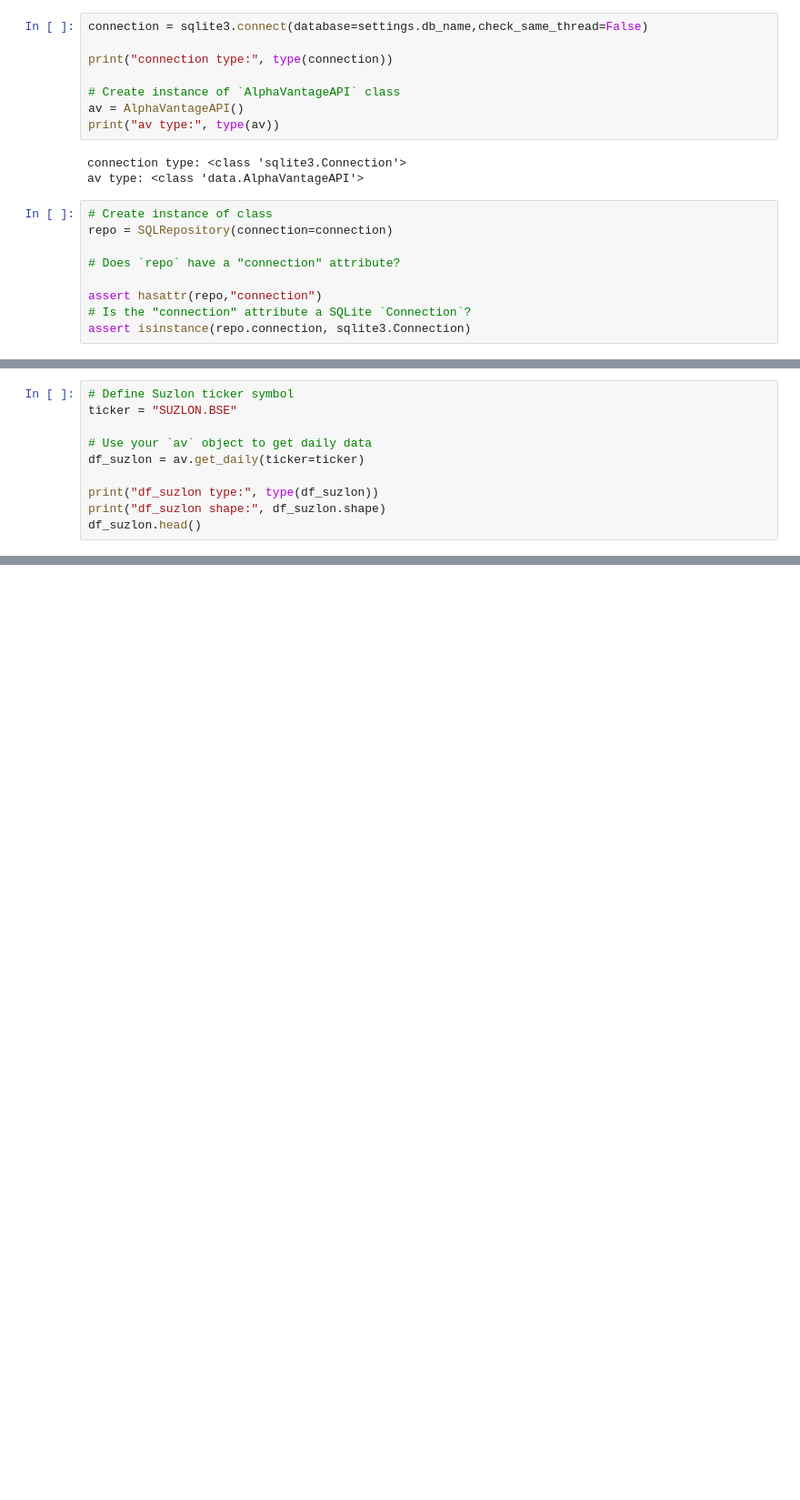
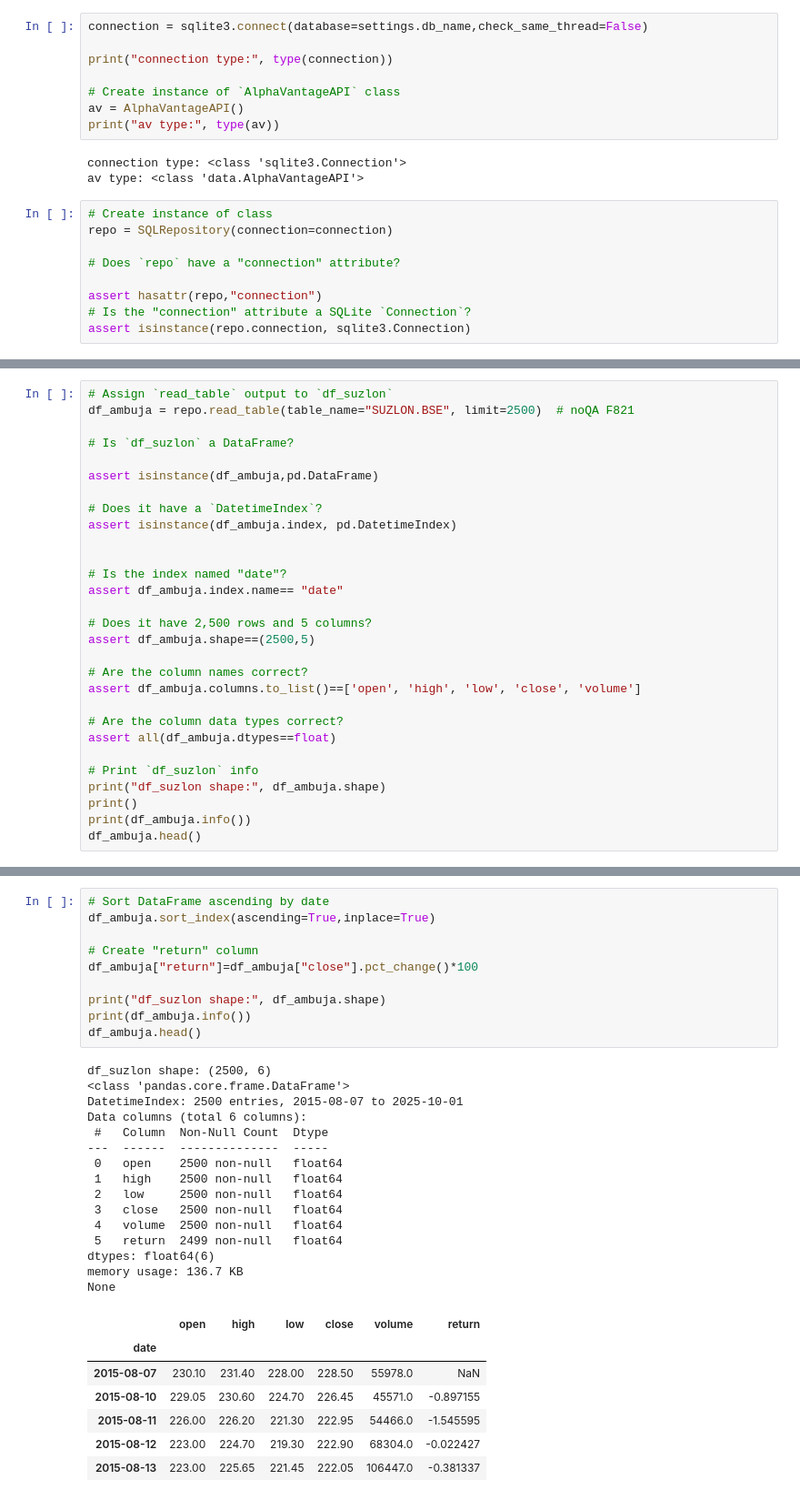
Before and after one commit to aykahsay/Diversification-and-Volatility-Forecasting, a Jupyter notebook: task2_test_driven_development.ipynb, the cells around one changed output, grey strips where cells are left out. Shown at 91% size. Drawn from its saved outputs; the diff is of its cells as text; blank space fills up the shorter version.

```diff
--- a/task2_test_driven_development.ipynb
+++ b/task2_test_driven_development.ipynb
@@ -55,11 +96,30 @@ response
 # %%
-# Define Suzlon ticker symbol
-ticker = "SUZLON.BSE"
+# Assign `read_table` output to `df_suzlon`
+df_ambuja = repo.read_table(table_name="SUZLON.BSE", limit=2500)  # noQA F821
 
-# Use your `av` object to get daily data
-df_suzlon = av.get_daily(ticker=ticker)
+# Is `df_suzlon` a DataFrame?
 
-print("df_suzlon type:", type(df_suzlon))
-print("df_suzlon shape:", df_suzlon.shape)
-df_suzlon.head()
+assert isinstance(df_ambuja,pd.DataFrame)
+
+# Does it have a `DatetimeIndex`?
+assert isinstance(df_ambuja.index, pd.DatetimeIndex)
+
+
+# Is the index named "date"?
+assert df_ambuja.index.name== "date"
+
+# Does it have 2,500 rows and 5 columns?
+assert df_ambuja.shape==(2500,5)
+
+# Are the column names correct?
+assert df_ambuja.columns.to_list()==['open', 'high', 'low', 'close', 'volume']
+
+# Are the column data types correct?
+assert all(df_ambuja.dtypes==float)
+
+# Print `df_suzlon` info
+print("df_suzlon shape:", df_ambuja.shape)
+print()
+print(df_ambuja.info())
+df_ambuja.head()
 # %% [output]
@@ -76,0 +201,33 @@ df_suzlon shape: (4912, 5)
+# %%
+# Sort DataFrame ascending by date
+df_ambuja.sort_index(ascending=True,inplace=True)
+
+# Create "return" column
+df_ambuja["return"]=df_ambuja["close"].pct_change()*100
+
+print("df_suzlon shape:", df_ambuja.shape)
+print(df_ambuja.info())
+df_ambuja.head()
+# %% [output]
+df_suzlon shape: (2500, 6)
+<class 'pandas.core.frame.DataFrame'>
+DatetimeIndex: 2500 entries, 2015-08-07 to 2025-10-01
+Data columns (total 6 columns):
+ #   Column  Non-Null Count  Dtype
+---  ------  --------------  -----
+ 0   open    2500 non-null   float64
+ 1   high    2500 non-null   float64
+ 2   low     2500 non-null   float64
+ 3   close   2500 non-null   float64
+ 4   volume  2500 non-null   float64
+ 5   return  2499 non-null   float64
+dtypes: float64(6)
+memory usage: 136.7 KB
+None
+|  | open | high | low | close | volume | return |
+| date |  |  |  |  |  |  |
+| 2015-08-07 | 230.10 | 231.40 | 228.00 | 228.50 | 55978.0 | NaN |
+| 2015-08-10 | 229.05 | 230.60 | 224.70 | 226.45 | 45571.0 | -0.897155 |
+| 2015-08-11 | 226.00 | 226.20 | 221.30 | 222.95 | 54466.0 | -1.545595 |
+| 2015-08-12 | 223.00 | 224.70 | 219.30 | 222.90 | 68304.0 | -0.022427 |
+| 2015-08-13 | 223.00 | 225.65 | 221.45 | 222.05 | 106447.0 | -0.381337 |
```
Also changed, not shown: parts of 13 cells of this notebook, 14 other files.
